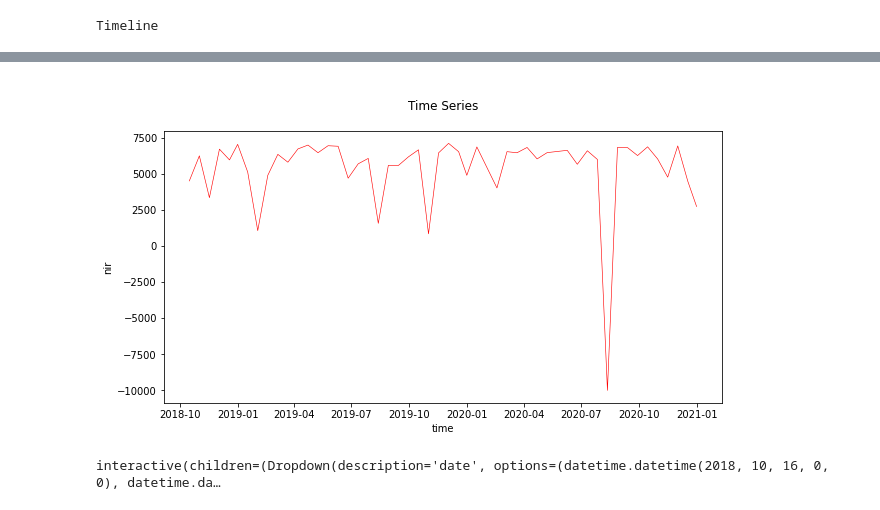
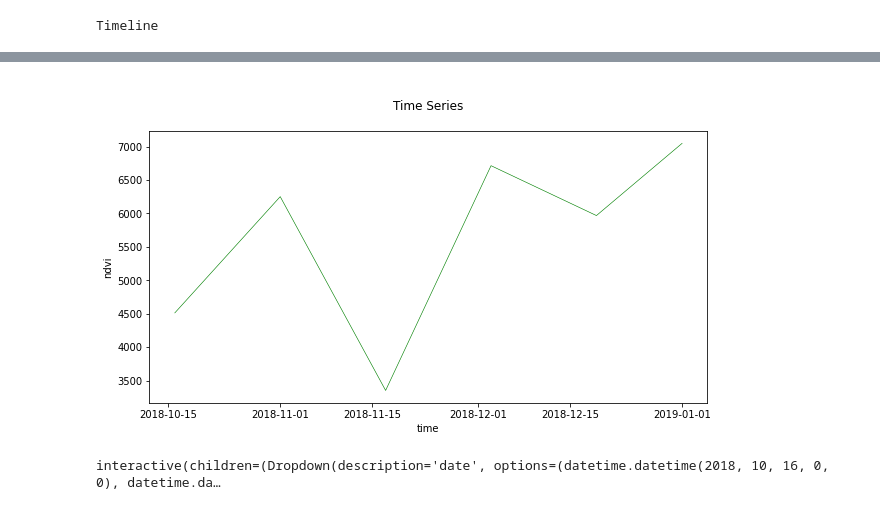
Before and after one commit to AbnerErnaniADSFatec/in-prog-geo, a Jupyter notebook: prog-geo/api-eodc-testes/EOCubeTests.ipynb, the cells around one changed output, grey strips where cells are left out. Drawn from its saved outputs; the diff is of its cells as text; code cells hidden in the pictures.

```diff
--- a/prog-geo/api-eodc-testes/EOCubeTests.ipynb
+++ b/prog-geo/api-eodc-testes/EOCubeTests.ipynb
@@ -54,7 +38,7 @@ Timeline
 # https://www.keene.edu/campus/maps/tool/
 bbox = [-46.4879608, -23.4298590, -46.0917664, -23.6891758]
 
-eocube_service = EOCube(
+eocube_service = DataCube(
     collections=["CB4_64_16D_STK-1"],
     query_bands=['red', 'green', 'blue', 'nir', 'ndvi'],
     bbox=bbox,
@@ -101,5 +100,7 @@ plt.show()
 # %%
 %%time
-time_series = eocube_service.getTimeSeries('ndvi', -46.2411118, -23.5674487)
+time_series = eocube_service.getTimeSeries(
+    band='ndvi', lon=-46.2411118, lat=-23.5674487, start_date='2018-01-01', end_date='2019-01-01'
+)
 time_series
 # %% [output]
@@ -120,13 +116,13 @@ Attributes:
 # %%
 x = time_series.time
 y = time_series
 
 plt.figure(figsize=(10,5))
 plt.title(f"\nTime Series\n")
 plt.xlabel('time')
-plt.ylabel('nir')
-plt.plot(x, y, color="red", linewidth=0.6)
+plt.ylabel('ndvi')
+plt.plot(x, y, color="green", linewidth=0.6)
 plt.show()
 # %% [output]
-[figure, old version]
+[figure, new version]
 # %%
```
Also changed, not shown: parts of 10 cells of this notebook, 2 other files.
